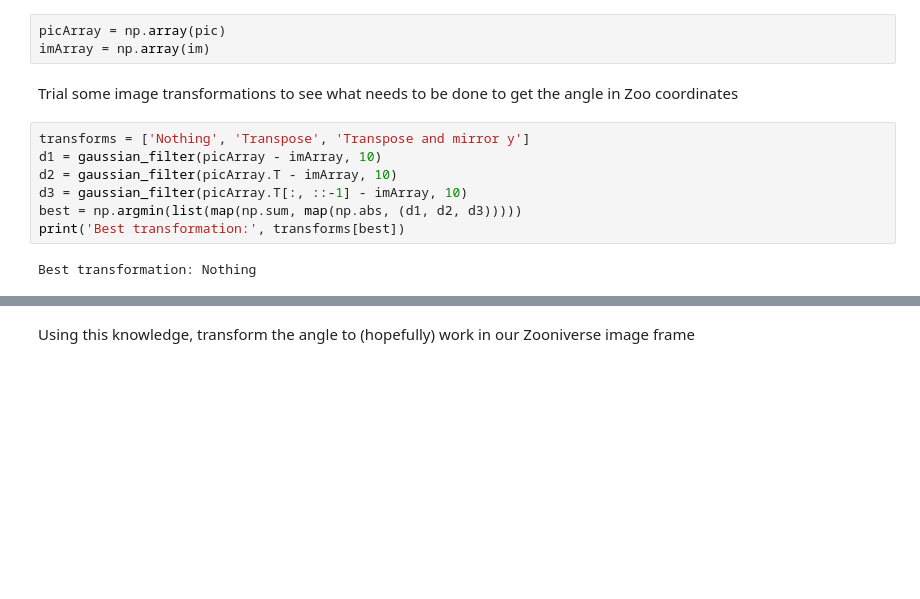
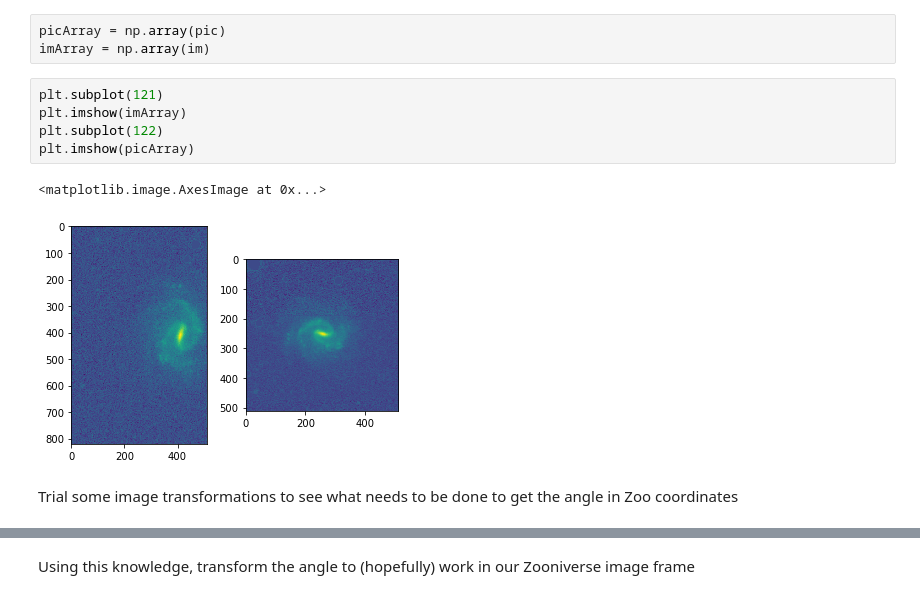
Before and after one commit to tingard/Galaxy-builder-aggregation, a Jupyter notebook: spiral-aggregation/spiral-extraction.ipynb, the cells around one changed output, grey strips where cells are left out. Saved outputs shown, nothing was run; the diff lists cells and outputs as text; blank space fills up the shorter version.

```diff
--- a/spiral-aggregation/spiral-extraction.ipynb
+++ b/spiral-aggregation/spiral-extraction.ipynb
@@ -161,14 +163,13 @@ Grab the data arrays from the Image objects, and imshow the images (for debuggin
 # %%
 picArray = np.array(pic)
 imArray = np.array(im)
+# %%
+plt.subplot(121)
+plt.imshow(imArray)
+plt.subplot(122)
+plt.imshow(picArray)
+# %% [output]
+<matplotlib.image.AxesImage at 0x...>
+[figure, added]
 # %% [markdown]
 Trial some image transformations to see what needs to be done to get the angle in Zoo coordinates
-# %%
-transforms = ['Nothing', 'Transpose', 'Transpose and mirror y']
-d1 = gaussian_filter(picArray - imArray, 10)
-d2 = gaussian_filter(picArray.T - imArray, 10)
-d3 = gaussian_filter(picArray.T[:, ::-1] - imArray, 10)
-best = np.argmin(list(map(np.sum, map(np.abs, (d1, d2, d3)))))
-print('Best transformation:', transforms[best])
-# %% [output]
-Best transformation: Nothing
```
Also changed, not shown: parts of 12 cells of this notebook, 29 other files.
